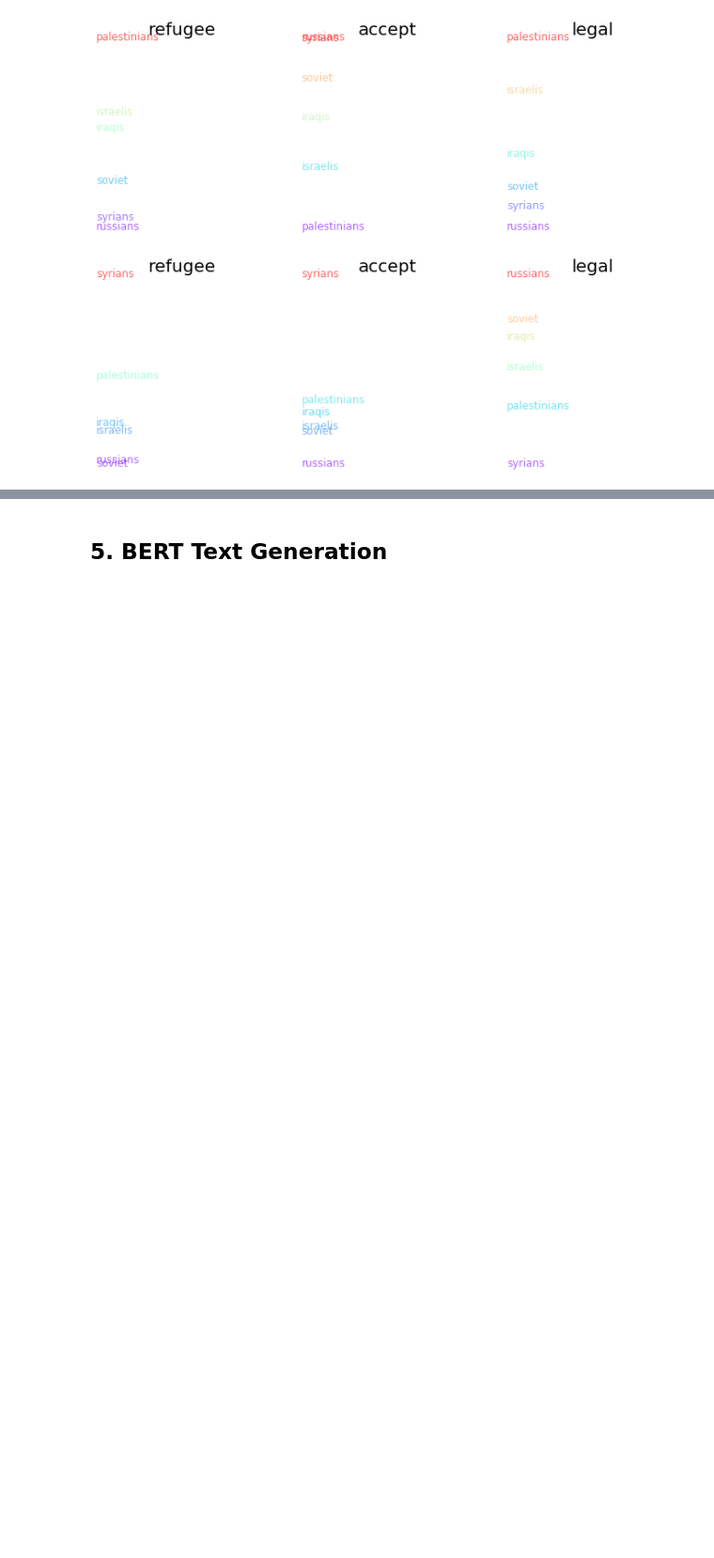
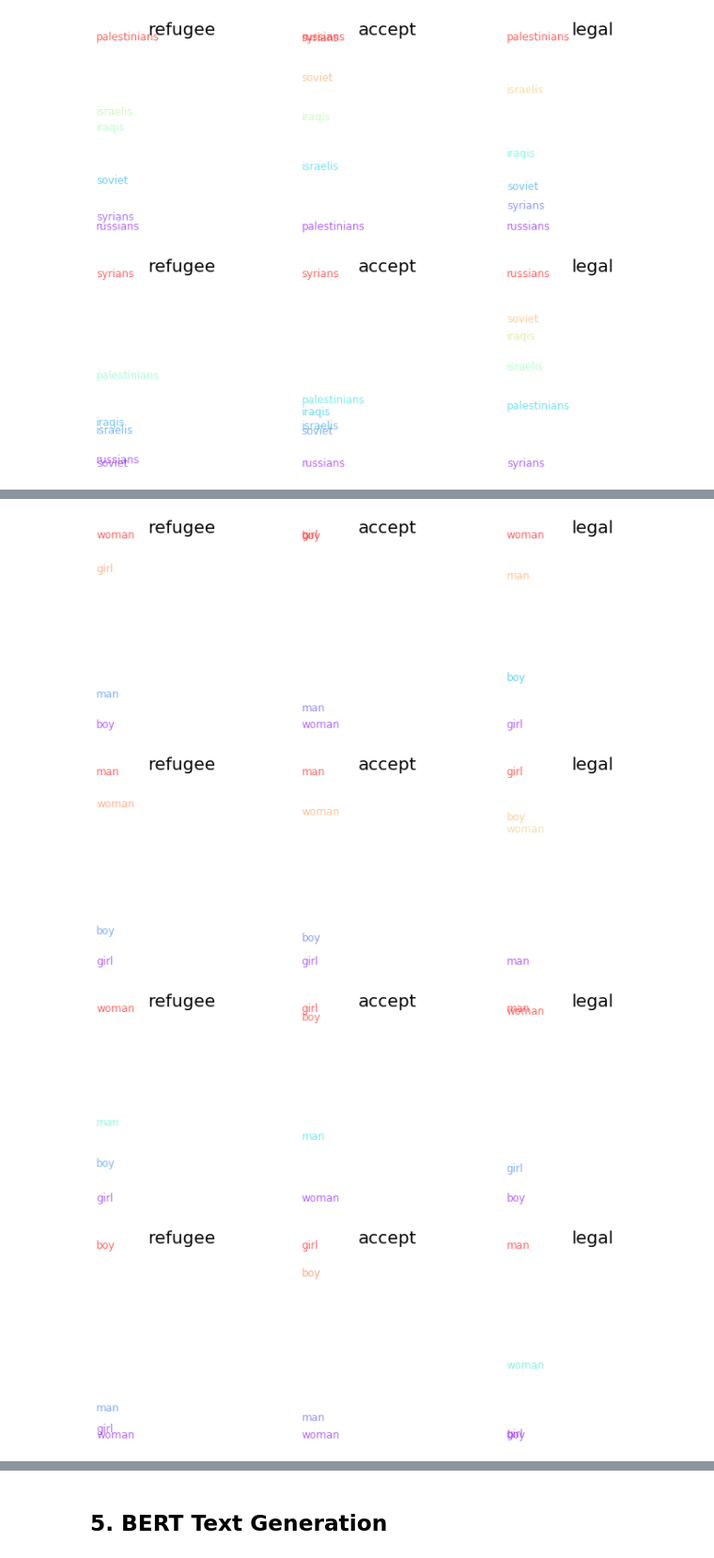
Before and after one commit to rachel-ker/refugeediscourse, a Jupyter notebook: data_analysis-left.ipynb, the cells around one changed output, grey strips where cells are left out. Shown at 94% size. Drawn from its saved outputs; the diff is of its cells as text; code cells hidden in the pictures; blank space fills up the shorter version.

```diff
--- a/data_analysis-left.ipynb
+++ b/data_analysis-left.ipynb
@@ -959,18 +960,23 @@ KeyError: "word 'hindu' not in vocabulary"
 # %%
 # W2V Dimensions for Demographic
 demographic=['man', 'woman', 'girl', 'boy']
 
 for p in periods:
     model = period_w2v[p]
     Refugee = dimension(model, ['refugee','flee'], ['native','remain'])
     Accept = dimension(model, ['welcome', 'accept'], ['ban','reject'])
     Legal = dimension(model, ['legal'], ['illegal'])
-    df = makeDF(model, citizenship, Refugee, Accept, Legal, 'refugee', 'accept', 'legal')
+    df = makeDF(model, demographic, Refugee, Accept, Legal, 'refugee', 'accept', 'legal')
     fig = plt.figure(figsize = (12,4))
     ax1 = fig.add_subplot(131)
     PlotDimension(ax1, df, 'refugee')
     ax2 = fig.add_subplot(132)
     PlotDimension(ax2, df, 'accept')
     ax3 = fig.add_subplot(133)
     PlotDimension(ax3, df, 'legal')
     plt.show
+# %% [output]
+[figure, added]
+[figure, added]
+[figure, added]
+[figure, added]
```
Also changed, not shown: parts of 2 cells of this notebook, 1 other file.
